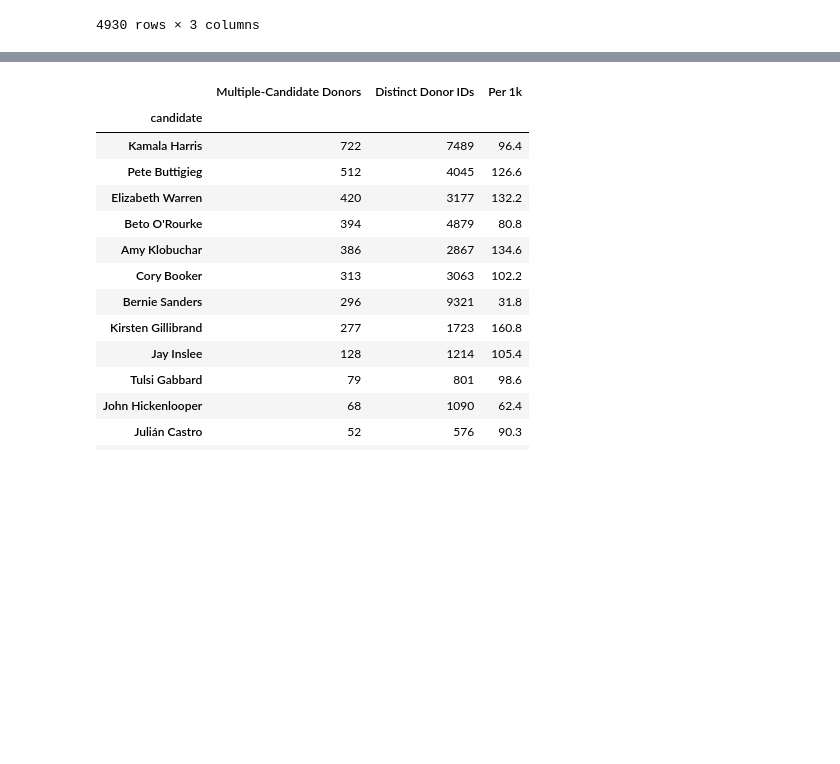
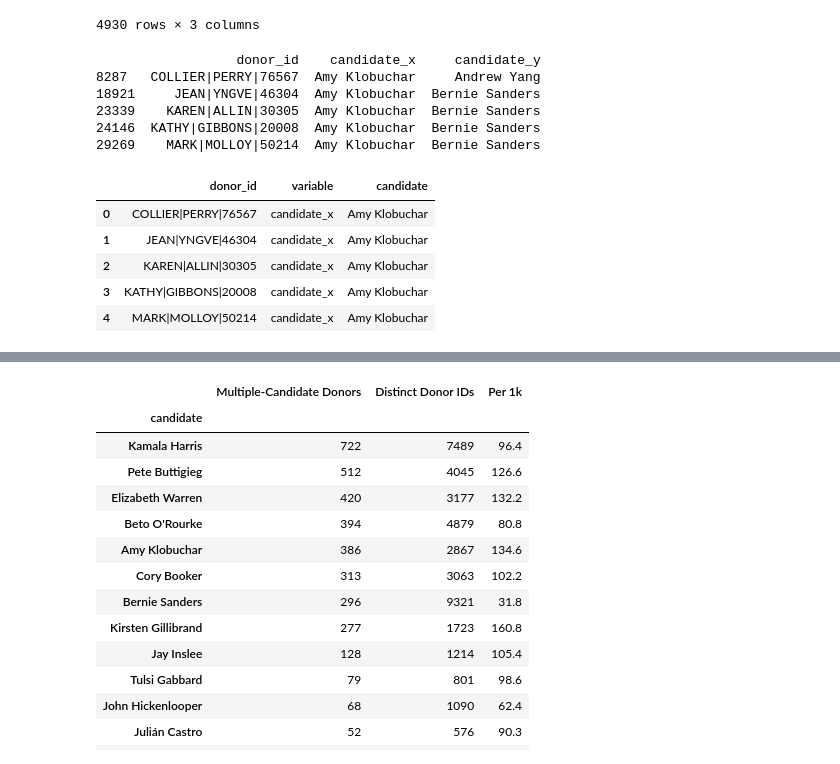
Before and after one commit to steve-kasica/2019-04-democratic-candidate-codonors, a Jupyter notebook: notebooks/analyze-campaign-codonors.ipynb, the cells around one changed output, grey strips where cells are left out. Saved outputs shown, nothing was run; the diff lists cells and outputs as text; code cells hidden in the pictures; blank space fills up the shorter version.

```diff
--- a/notebooks/analyze-campaign-codonors.ipynb
+++ b/notebooks/analyze-campaign-codonors.ipynb
@@ -597,3 +643,21 @@ candidate_pairs.melt(id_vars = ["donor_id"], value_name = "candidate").
 | 4928 | KATE|DUBRAY|22042 | candidate_y | Tulsi Gabbard |
 | 4929 | LES|VOGEL|94607 | candidate_y | Tulsi Gabbard |
 4930 rows × 3 columns
+# %%
+# Added by Steve, what does melt do?
+
+print(candidate_pairs.head())
+candidate_pairs.melt(id_vars = ["donor_id"], value_name = "candidate").head()
+# %% [output]
+                  donor_id    candidate_x     candidate_y
+8287   COLLIER|PERRY|76567  Amy Klobuchar     Andrew Yang
+18921     JEAN|YNGVE|46304  Amy Klobuchar  Bernie Sanders
+23339    KAREN|ALLIN|30305  Amy Klobuchar  Bernie Sanders
+24146  KATHY|GIBBONS|20008  Amy Klobuchar  Bernie Sanders
+29269    MARK|MOLLOY|50214  Amy Klobuchar  Bernie Sanders
+|  | donor_id | variable | candidate |
+| 0 | COLLIER|PERRY|76567 | candidate_x | Amy Klobuchar |
+| 1 | JEAN|YNGVE|46304 | candidate_x | Amy Klobuchar |
+| 2 | KAREN|ALLIN|30305 | candidate_x | Amy Klobuchar |
+| 3 | KATHY|GIBBONS|20008 | candidate_x | Amy Klobuchar |
+| 4 | MARK|MOLLOY|50214 | candidate_x | Amy Klobuchar |
```
Also changed, not shown: parts of 9 cells of this notebook, 1 other file.
